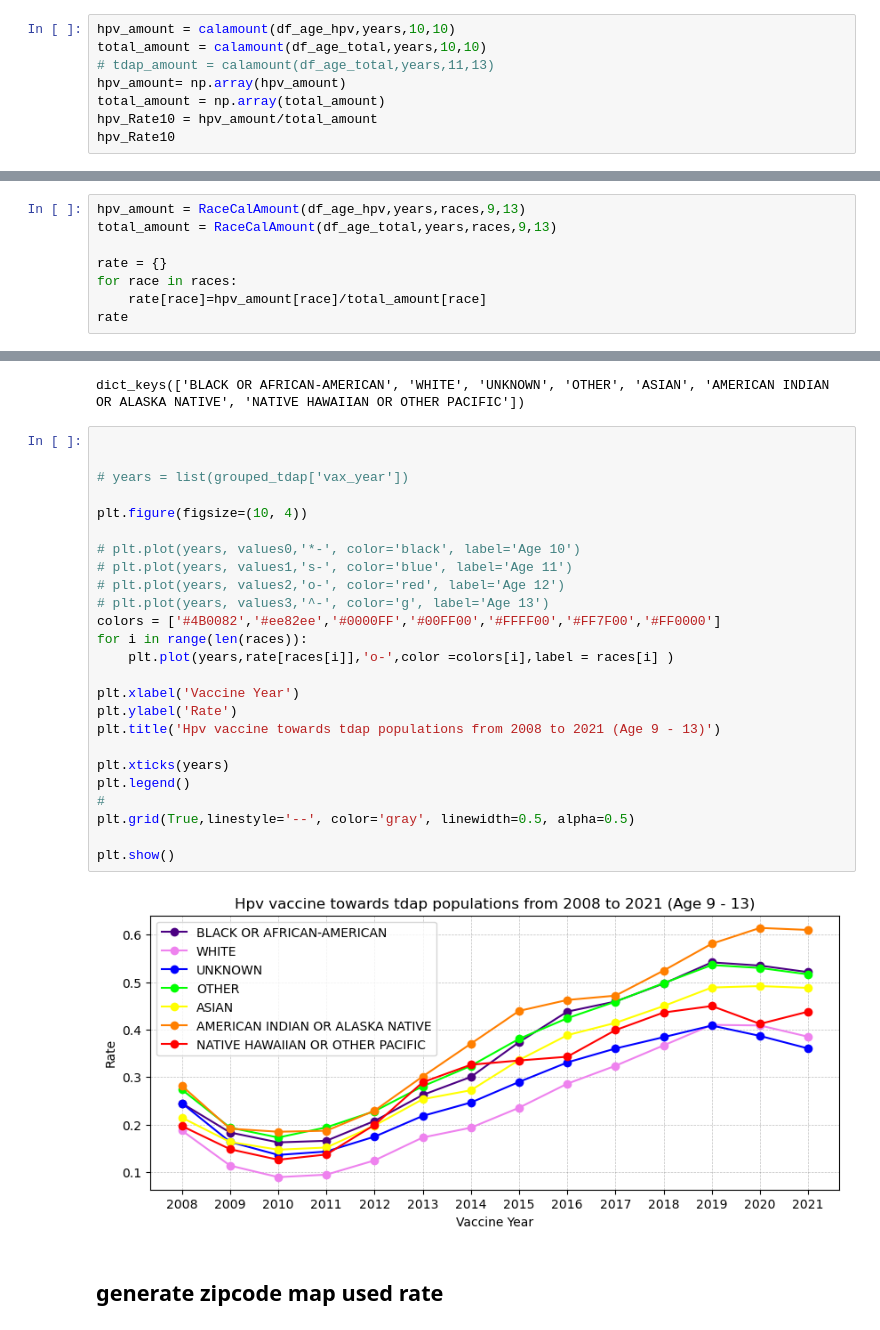
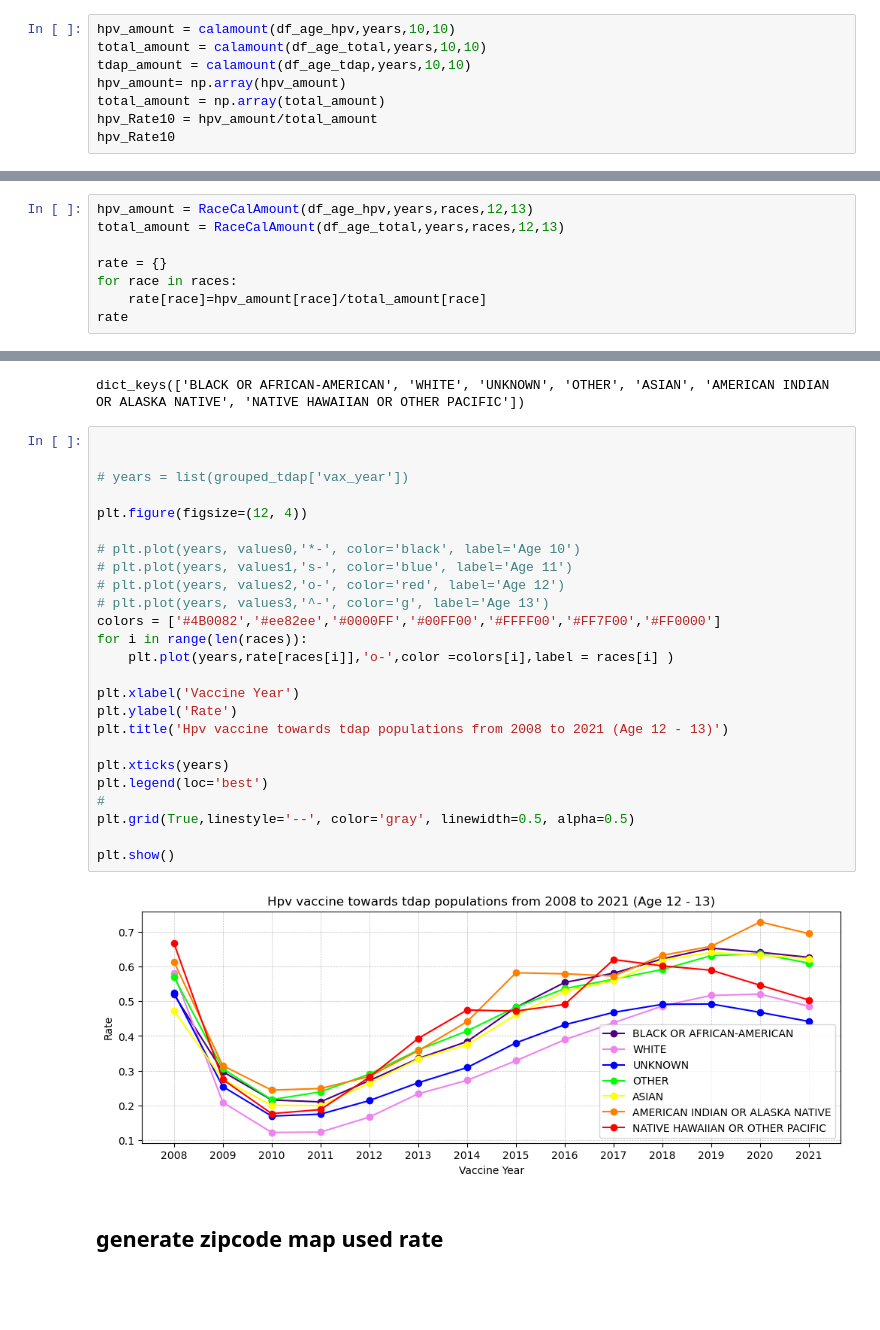
Before and after one commit to ZihanDing/EHR_project, a Jupyter notebook: HpvVaccine/AfterNov28meeting.ipynb, the cells around one changed output, grey strips where cells are left out. Cells and saved outputs as stored; diff of their text form; blank space fills up the shorter version.

```diff
--- a/HpvVaccine/AfterNov28meeting.ipynb
+++ b/HpvVaccine/AfterNov28meeting.ipynb
@@ -225,7 +321,7 @@ array([0.35214008, 0.15140415, 0.11683849, 0.13157895, 0.12601847,
 # %%
 hpv_amount = calamount(df_age_hpv,years,10,10)
 total_amount = calamount(df_age_total,years,10,10)
-# tdap_amount = calamount(df_age_total,years,11,13)
+tdap_amount = calamount(df_age_tdap,years,10,10)
 hpv_amount= np.array(hpv_amount)
 total_amount = np.array(total_amount)
 hpv_Rate10 = hpv_amount/total_amount
@@ -492,8 +603,8 @@ def RaceCalAmount(df,years,races,start,end):
         race_val[race] = np.array(amount)
     return race_val
 # %%
-hpv_amount = RaceCalAmount(df_age_hpv,years,races,9,13)
-total_amount = RaceCalAmount(df_age_total,years,races,9,13)
+hpv_amount = RaceCalAmount(df_age_hpv,years,races,12,13)
+total_amount = RaceCalAmount(df_age_total,years,races,12,13)
 
 rate = {}
 for race in races:
@@ -641,30 +763,30 @@ dict_keys(['BLACK OR AFRICAN-AMERICAN', 'WHITE', 'UNKNOWN', 'OTHER', 'ASIAN', 'A
 # %%
 
 
 # years = list(grouped_tdap['vax_year'])
 
-plt.figure(figsize=(10, 4))
+plt.figure(figsize=(12, 4))
 
 # plt.plot(years, values0,'*-', color='black', label='Age 10')
 # plt.plot(years, values1,'s-', color='blue', label='Age 11')
 # plt.plot(years, values2,'o-', color='red', label='Age 12')
 # plt.plot(years, values3,'^-', color='g', label='Age 13')
 colors = ['#4B0082','#ee82ee','#0000FF','#00FF00','#FFFF00','#FF7F00','#FF0000']
 for i in range(len(races)):
     plt.plot(years,rate[races[i]],'o-',color =colors[i],label = races[i] )
 
 plt.xlabel('Vaccine Year')
 plt.ylabel('Rate')
-plt.title('Hpv vaccine towards tdap populations from 2008 to 2021 (Age 9 - 13)')
+plt.title('Hpv vaccine towards tdap populations from 2008 to 2021 (Age 12 - 13)')
 
 plt.xticks(years)
-plt.legend()
+plt.legend(loc='best')
 #
 plt.grid(True,linestyle='--', color='gray', linewidth=0.5, alpha=0.5)
 
 plt.show()
 # %% [output]
-[figure, old version]
+[figure, new version]
 # %% [markdown]
 ## generate zipcode map used rate
 # %%
```
Also changed, not shown: parts of 23 cells of this notebook, 3 other files.
